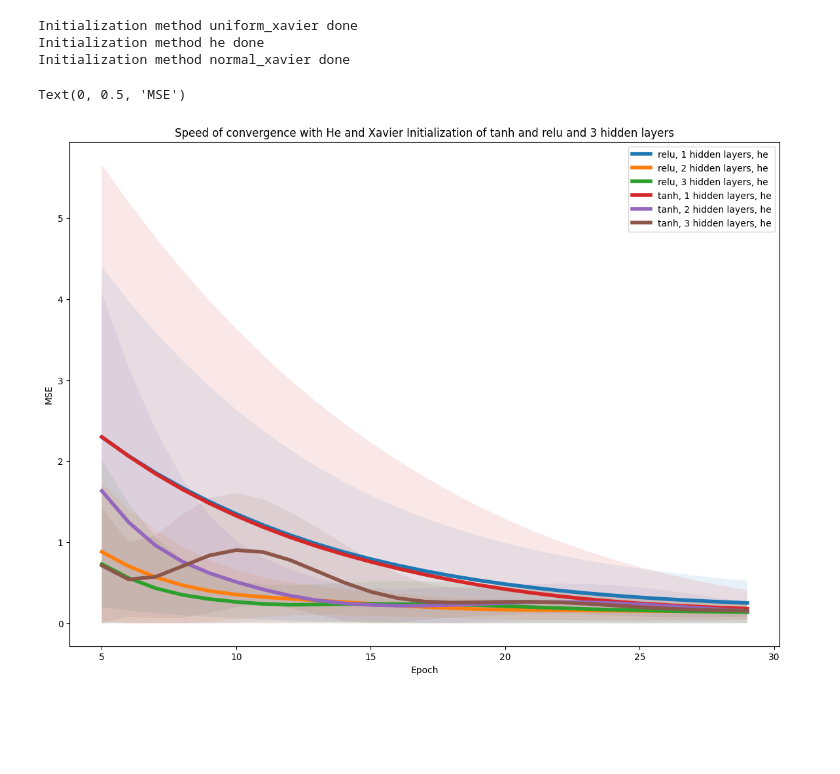
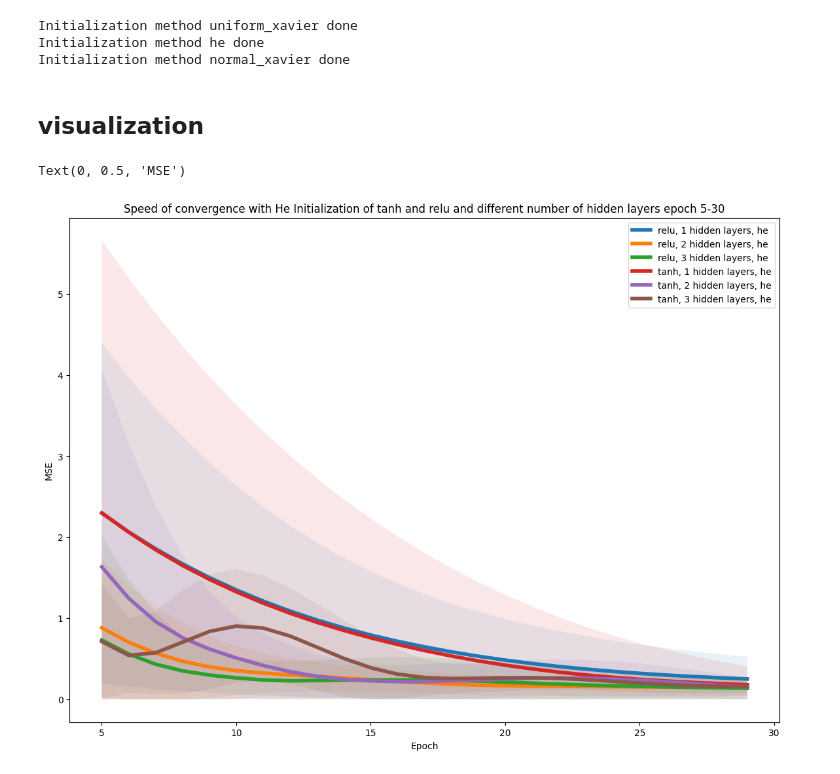
Before and after one commit to nizwant/methods_of_computational_intelligence, a Jupyter notebook: NeuralNetworks/NN5.ipynb, the cells around one changed output. Cells and saved outputs as stored; diff of their text form; code cells hidden in the pictures; blank space fills up the shorter version.

```diff
--- a/NeuralNetworks/NN5.ipynb
+++ b/NeuralNetworks/NN5.ipynb
@@ -715,38 +715,40 @@ for initialization_method in initialization_methods:
 Initialization method uniform_xavier done
 Initialization method he done
 Initialization method normal_xavier done
+# %% [markdown]
+## visualization
 # %%
 plt.figure(figsize=(14, 10))
 start = 5
 stop = 30  # len(after_epoch_dict["he/relu/1"][0])
 for key, value in after_epoch_dict.items():
     key = key.split("/")
     label = f"{key[1]}, {key[2]} hidden layers, {key[0]}"
     if (
         key[0] in ["he",]
         and key[1] in ["tanh", "relu"]
         and key[2] in ["1","2","3"]
     ):
         plt.plot(
             range(start, stop),
             np.mean(value, axis=0)[start:stop],
             label=label,
             linewidth=4,
         )
 
         plt.fill_between(
             range(start, stop),
             np.maximum(np.mean(value, axis=0) - np.std(value, axis=0), 0)[start:stop],
             np.mean(value, axis=0)[start:stop] + np.std(value, axis=0)[start:stop],
             alpha=0.1,
         )
 
 plt.legend()
 plt.title(
-    "Speed of convergence with He and Xavier Initialization of tanh and relu and 3 hidden layers"
+    "Speed of convergence with He Initialization of tanh and relu and different number of hidden layers epoch 5-30"
 )
 plt.xlabel("Epoch")
 plt.ylabel("MSE")
 # %% [output]
 Text(0, 0.5, 'MSE')
-[figure, old version]
+[figure, new version]
```
Also changed, not shown: parts of 3 cells of this notebook.
